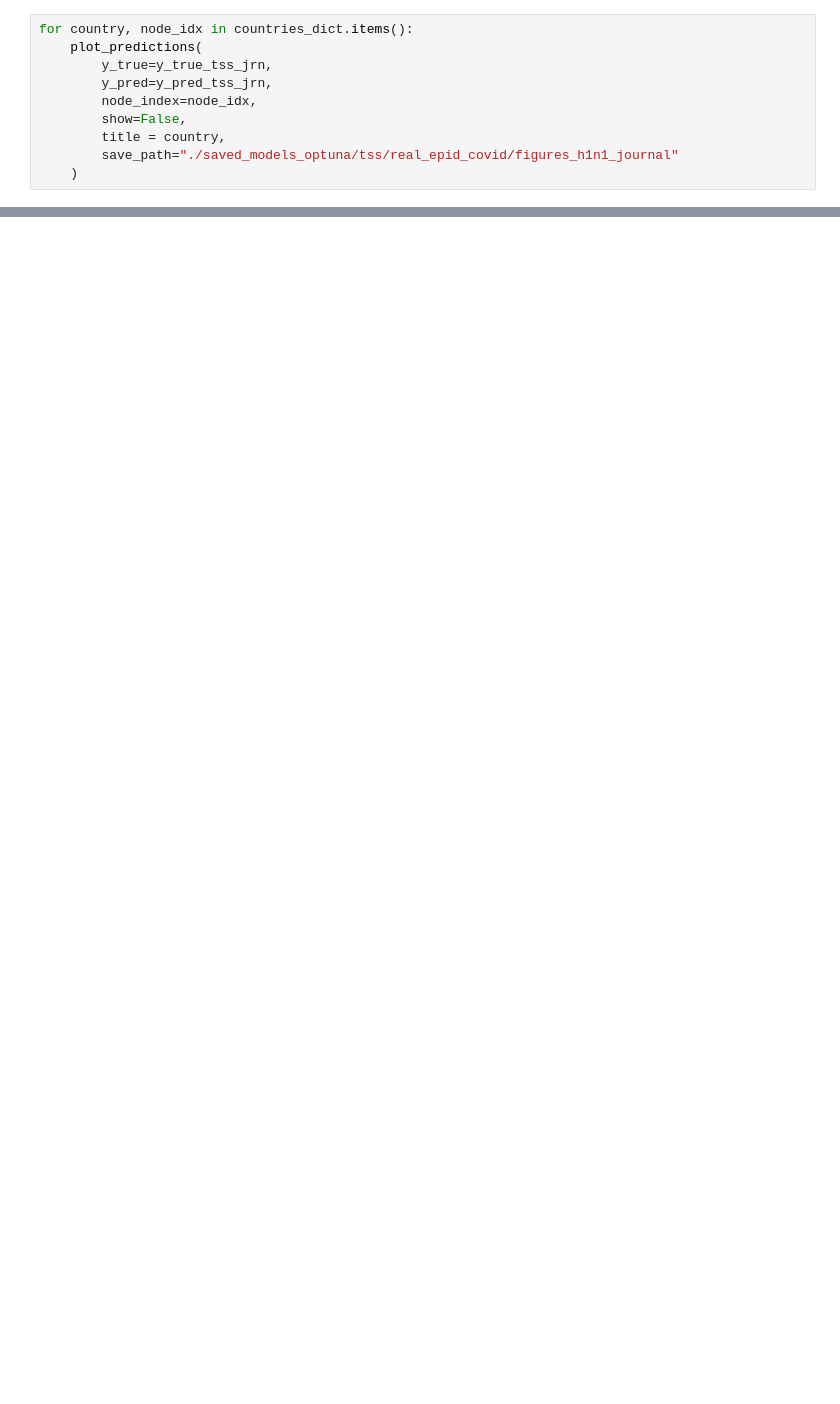
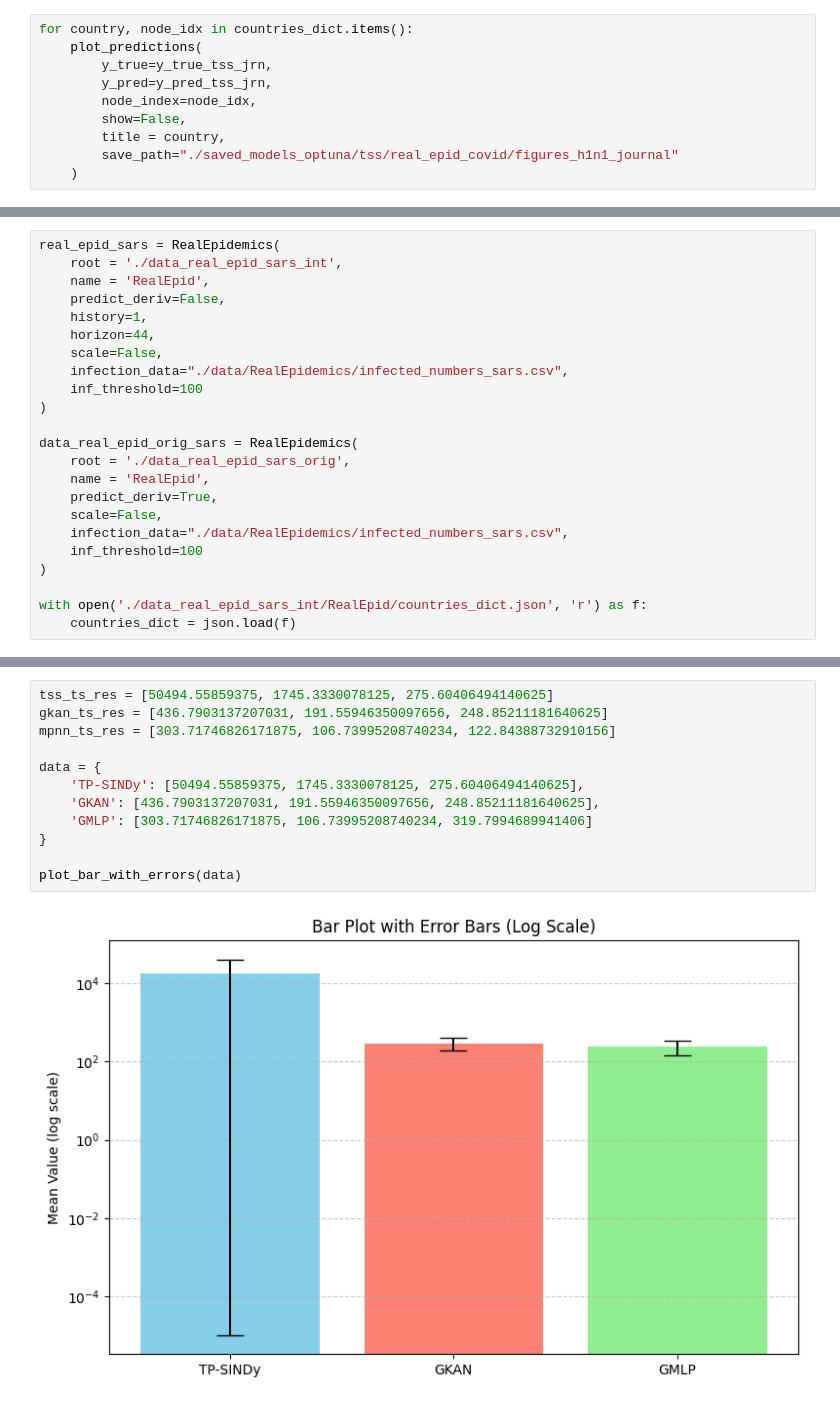
Before and after one commit to riccardocappi/Kan-for-Interpretable-Graph-Dynamics, a Jupyter notebook: plots.ipynb, the cells around one changed output, grey strips where cells are left out. Cells and saved outputs as stored; diff of their text form; blank space fills up the shorter version.

```diff
--- a/plots.ipynb
+++ b/plots.ipynb
@@ -802,0 +1210,23 @@ for country, node_idx in countries_dict.items():
+# %%
+real_epid_sars = RealEpidemics(
+    root = './data_real_epid_sars_int',
+    name = 'RealEpid',
+    predict_deriv=False,
+    history=1,
+    horizon=44,
+    scale=False,
+    infection_data="./data/RealEpidemics/infected_numbers_sars.csv",
+    inf_threshold=100
+)
+
+data_real_epid_orig_sars = RealEpidemics(
+    root = './data_real_epid_sars_orig',
+    name = 'RealEpid',
+    predict_deriv=True,
+    scale=False,
+    infection_data="./data/RealEpidemics/infected_numbers_sars.csv",
+    inf_threshold=100
+)
+
+with open('./data_real_epid_sars_int/RealEpid/countries_dict.json', 'r') as f:
+    countries_dict = json.load(f)
@@ -802,0 +1544,14 @@ for country, node_idx in countries_dict.items():
+# %%
+tss_ts_res = [50494.55859375, 1745.3330078125, 275.60406494140625]
+gkan_ts_res = [436.7903137207031, 191.55946350097656, 248.85211181640625]
+mpnn_ts_res = [303.71746826171875, 106.73995208740234, 122.84388732910156]
+
+data = {
+    'TP-SINDy': [50494.55859375, 1745.3330078125, 275.60406494140625],
+    'GKAN': [436.7903137207031, 191.55946350097656, 248.85211181640625],
+    'GMLP': [303.71746826171875, 106.73995208740234, 319.7994689941406]
+}
+
+plot_bar_with_errors(data)
+# %% [output]
+[figure, added]
```
Also changed, not shown: parts of 58 cells of this notebook, 20 other files.
